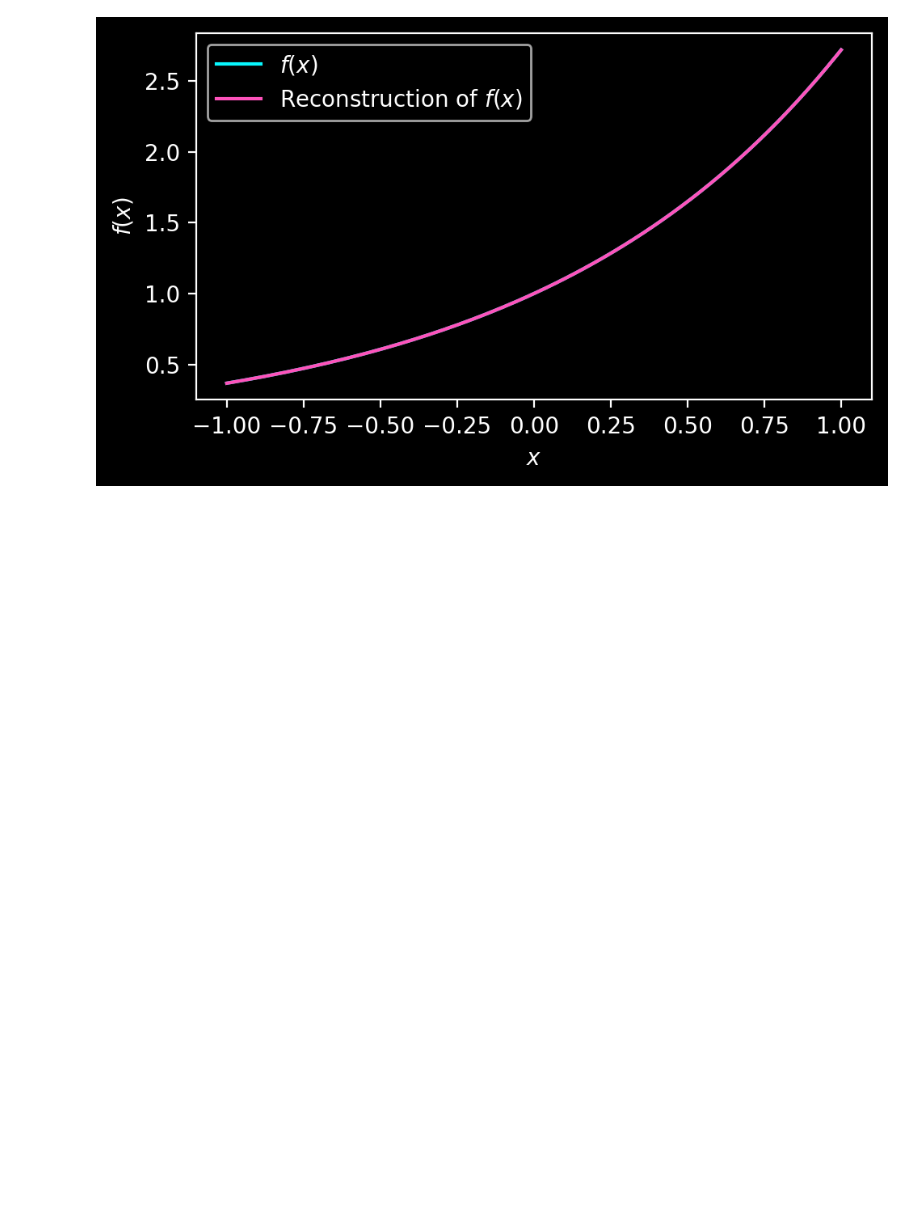
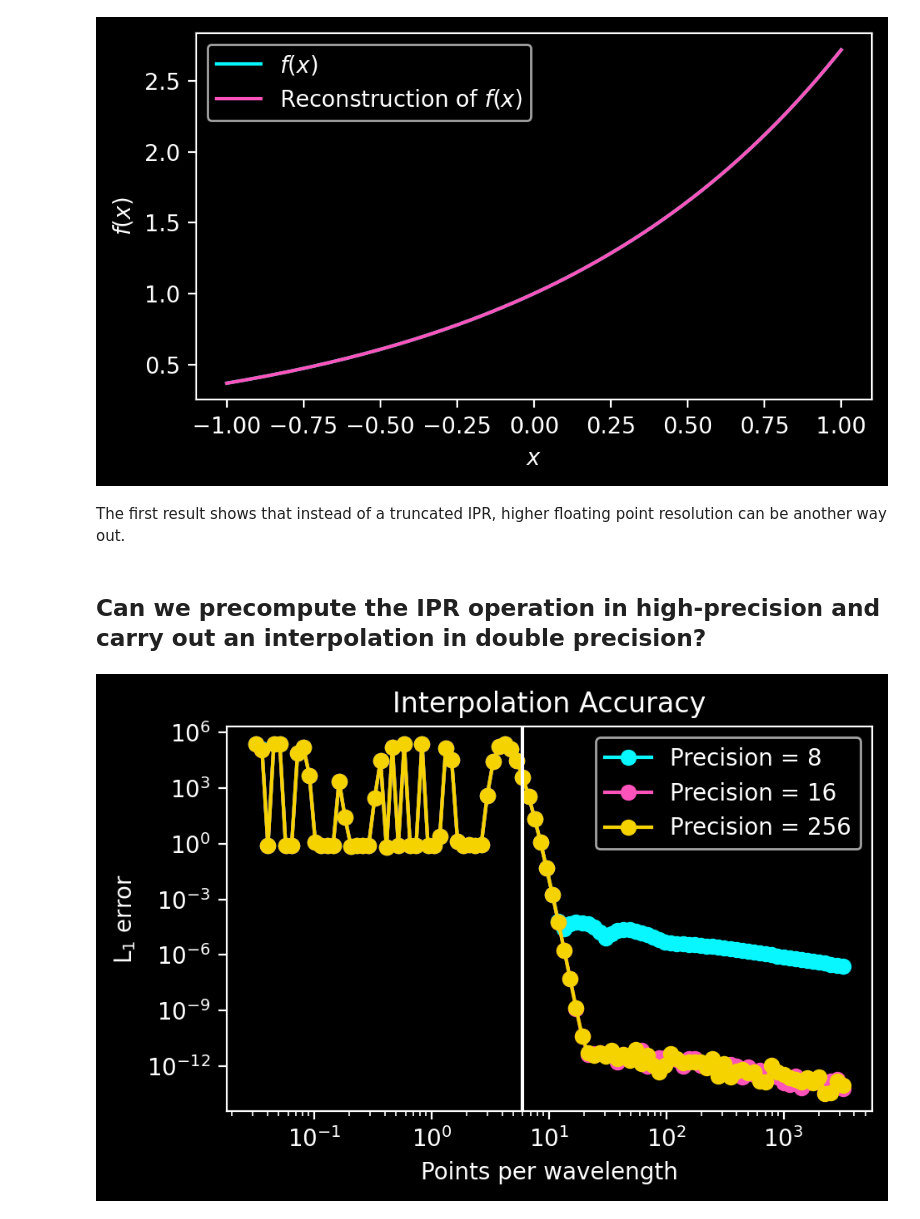
Before and after one commit to KunkelAlexander/when-fourier-fails-python, a Jupyter notebook: 5_ipr.ipynb, the cells around one changed output. Drawn from its saved outputs; the diff is of its cells as text; code cells hidden in the pictures; blank space fills up the shorter version.

Commit message:
Add interpolation matrices with mpmath and polynomial frames as a simple application

```diff
--- a/5_ipr.ipynb
+++ b/5_ipr.ipynb
@@ -372,3 +391,7 @@ plt.savefig("figures/ipr_success.png", bbox_inches='tight')
 plt.show()
 # %% [output]
 [figure]
+# %% [markdown]
+The first result shows that instead of a truncated IPR, higher floating point resolution can be another way out.
+# %% [markdown]
+## Can we precompute the IPR operation in high-precision and carry out an interpolation in double precision?
@@ -374,0 +455,51 @@ plt.show()
+# %%
+N = 32
+Ms = []
+precisions = [8, 16, 256]
+for precision in precisions:
+    Ms.append(compute_M(N = N, precision=precision))
+# %%
+import numpy as np
+import matplotlib.pyplot as plt
+
+def f(x, k):
+    return np.sin(x * 2 * np.pi * k)
+
+
+# Set values for N and the range of k to test
+k_values = np.logspace(-2, 3, 100)  # Example range of k from 1 to 100 in logarithmic scale
+
+# Generate grids
+x        = np.linspace(-1, 1, N)
+x_eval = np.linspace(-1, 1, 2 * N)
+
+fig, axs = plt.subplots(figsize=(5 , 3), dpi=200)
+
+for precision, M in zip(precisions, Ms):
+    # Initialize L1 error list
+    l1_errors = []
+    M_numpy = np.array(M.tolist()).astype(complex)
+
+    for k in k_values:
+        # Compute function values on original and evaluation grids
+        f_x = f(x, k)
+        f_x_eval = f(x_eval, k)
+
+        # Interpolate using M (placeholder function)
+        f_interpolated = M_numpy @ f_x
+
+        # Compute L1 error
+        l1_error = np.mean(np.abs(f_interpolated - f_x_eval))
+        l1_errors.append(l1_error)
+
+    # Plot results
+    plt.loglog(N / k_values, l1_errors, 'o-', label=f"Precision = {precision}")
+
+plt.axvline(6)
+plt.legend()
+plt.xlabel('Points per wavelength')
+plt.ylabel('L$_1$ error')
+plt.title('Interpolation Accuracy')
+plt.show()
+# %% [output]
+[figure, added]
```
Also changed, not shown: parts of 5 cells of this notebook, 2 other files.
